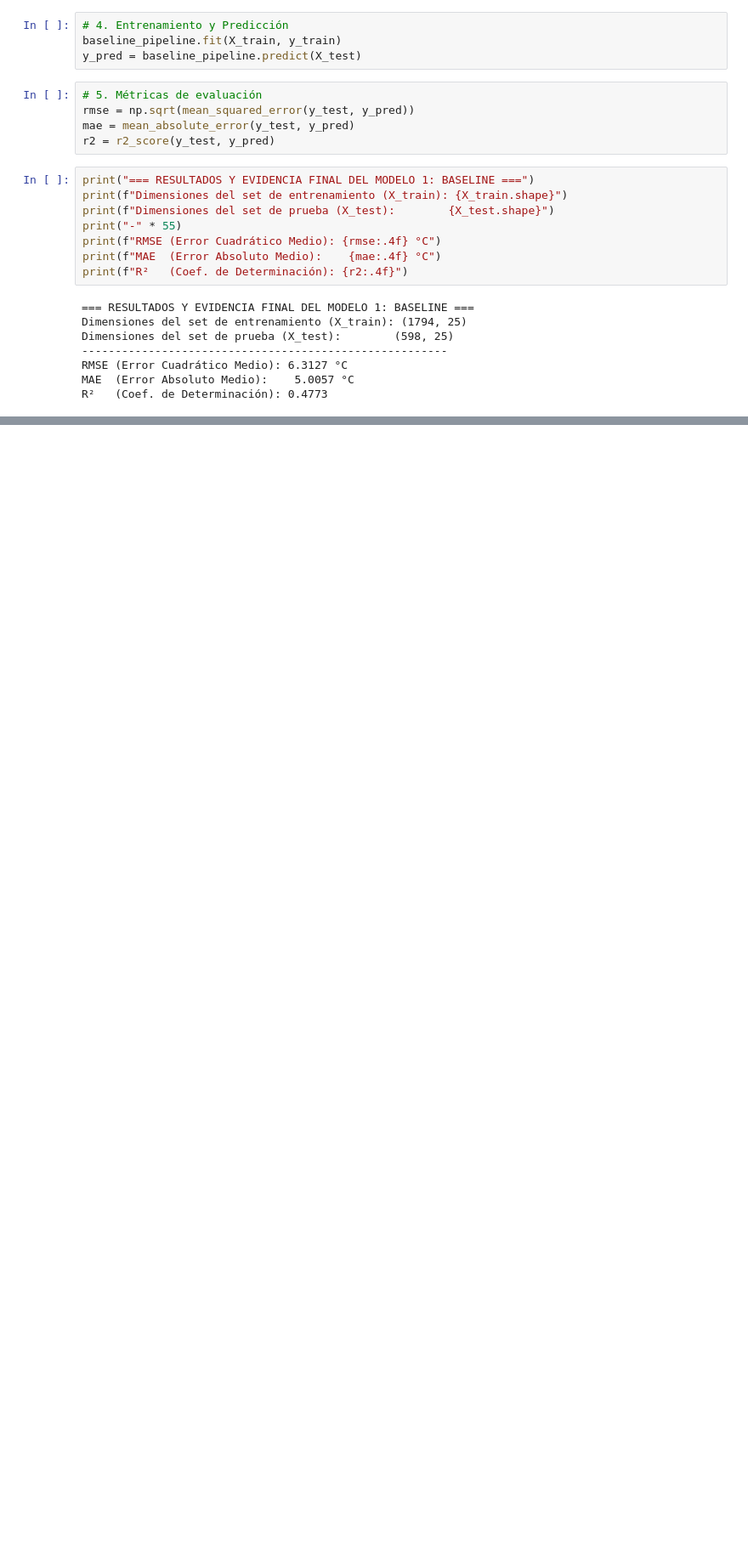
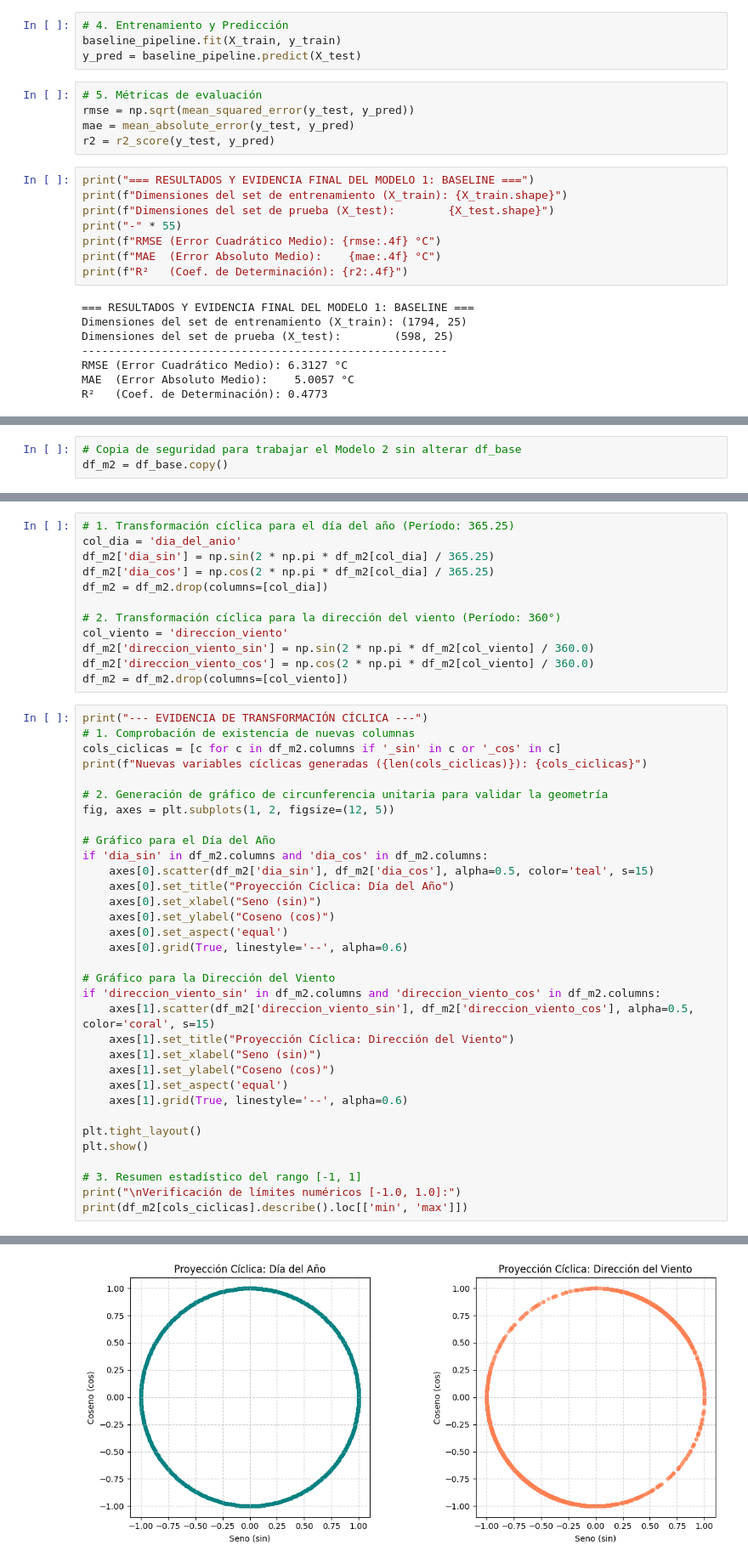
Before and after one commit to DanielEPardo/Lab1-ML, a Jupyter notebook: Laboratorio 1 - Exploración, preparación y regresión lineal.ipynb, the cells around one changed output, grey strips where cells are left out. Shown at 85% size. Drawn from its saved outputs; the diff is of its cells as text; blank space fills up the shorter version.

Commit message:
Modelo 2

```diff
--- a/Laboratorio 1 - Exploración, preparación y regresión lineal.ipynb
+++ b/Laboratorio 1 - Exploración, preparación y regresión lineal.ipynb
@@ -780,0 +783,3 @@ R²   (Coef. de Determinación): 0.4773
+# %%
+# Copia de seguridad para trabajar el Modelo 2 sin alterar df_base
+df_m2 = df_base.copy()
@@ -780,0 +799,46 @@ R²   (Coef. de Determinación): 0.4773
+# %%
+# 1. Transformación cíclica para el día del año (Período: 365.25)
+col_dia = 'dia_del_anio'
+df_m2['dia_sin'] = np.sin(2 * np.pi * df_m2[col_dia] / 365.25)
+df_m2['dia_cos'] = np.cos(2 * np.pi * df_m2[col_dia] / 365.25)
+df_m2 = df_m2.drop(columns=[col_dia])
+
+# 2. Transformación cíclica para la dirección del viento (Período: 360°)
+col_viento = 'direccion_viento'
+df_m2['direccion_viento_sin'] = np.sin(2 * np.pi * df_m2[col_viento] / 360.0)
+df_m2['direccion_viento_cos'] = np.cos(2 * np.pi * df_m2[col_viento] / 360.0)
+df_m2 = df_m2.drop(columns=[col_viento])
+# %%
+print("--- EVIDENCIA DE TRANSFORMACIÓN CÍCLICA ---")
+# 1. Comprobación de existencia de nuevas columnas
+cols_ciclicas = [c for c in df_m2.columns if '_sin' in c or '_cos' in c]
+print(f"Nuevas variables cíclicas generadas ({len(cols_ciclicas)}): {cols_ciclicas}")
+
+# 2. Generación de gráfico de circunferencia unitaria para validar la geometría
+fig, axes = plt.subplots(1, 2, figsize=(12, 5))
+
+# Gráfico para el Día del Año
+if 'dia_sin' in df_m2.columns and 'dia_cos' in df_m2.columns:
+    axes[0].scatter(df_m2['dia_sin'], df_m2['dia_cos'], alpha=0.5, color='teal', s=15)
+    axes[0].set_title("Proyección Cíclica: Día del Año")
+    axes[0].set_xlabel("Seno (sin)")
+    axes[0].set_ylabel("Coseno (cos)")
+    axes[0].set_aspect('equal')
+    axes[0].grid(True, linestyle='--', alpha=0.6)
+
+# Gráfico para la Dirección del Viento
+if 'direccion_viento_sin' in df_m2.columns and 'direccion_viento_cos' in df_m2.columns:
+    axes[1].scatter(df_m2['direccion_viento_sin'], df_m2['direccion_viento_cos'], alpha=0.5, color='coral', s=15)
+    axes[1].set_title("Proyección Cíclica: Dirección del Viento")
+    axes[1].set_xlabel("Seno (sin)")
+    axes[1].set_ylabel("Coseno (cos)")
+    axes[1].set_aspect('equal')
+    axes[1].grid(True, linestyle='--', alpha=0.6)
+
+plt.tight_layout()
+plt.show()
+
+# 3. Resumen estadístico del rango [-1, 1]
+print("\nVerificación de límites numéricos [-1.0, 1.0]:")
+print(df_m2[cols_ciclicas].describe().loc[['min', 'max']])
+# %% [output]
@@ -780,0 +847 @@ R²   (Coef. de Determinación): 0.4773
+[figure, added]
```
Also changed, not shown: parts of 12 cells of this notebook.
